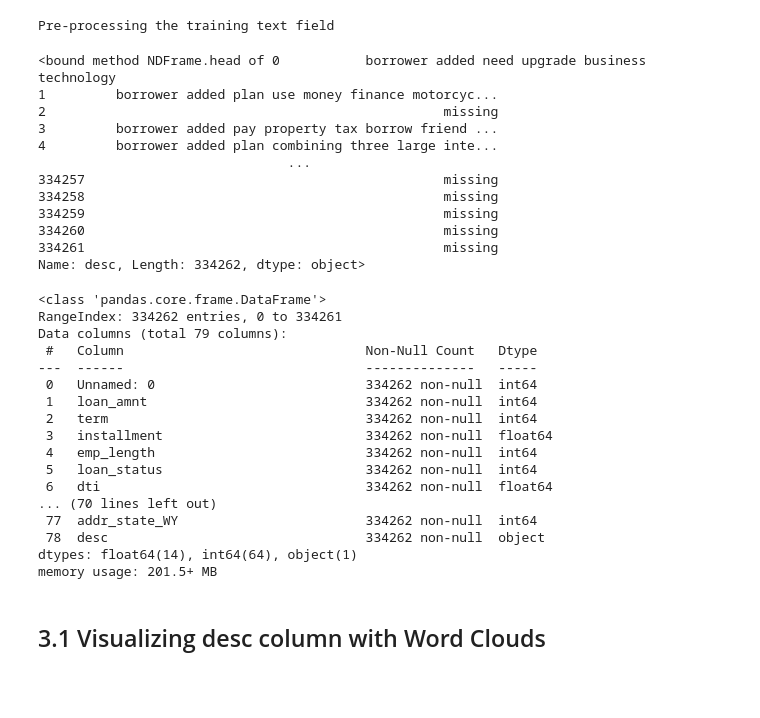
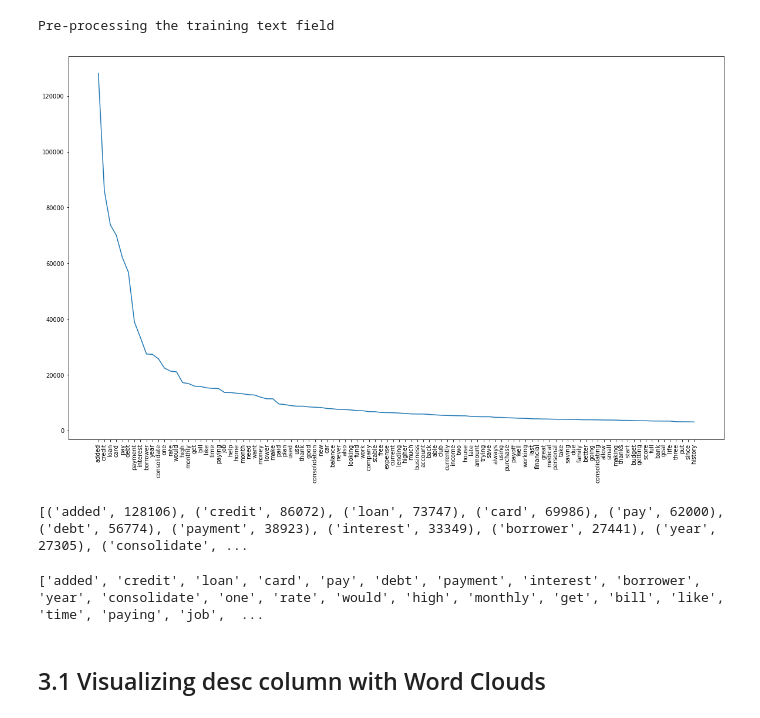
Before and after one commit to solharsh/Lending_Club_Analysis_and_Modeling, a Jupyter notebook: Lending_Club_NLP.ipynb, the cells around one changed output. Saved outputs shown, nothing was run; the diff lists cells and outputs as text; code cells hidden in the pictures; blank space fills up the shorter version.

```diff
--- a/Lending_Club_NLP.ipynb
+++ b/Lending_Club_NLP.ipynb
@@ -188,18 +187,3 @@ print("Pre-processing the training text field")
 raw_df["desc"] = process_text(raw_df["desc"]) #applying above function on desc column
 # %% [output]
 Pre-processing the training text field
-# %%
-raw_df["desc"].head
-# %% [output]
-<bound method NDFrame.head of 0           borrower added need upgrade business technology
-1         borrower added plan use money finance motorcyc...
-2                                                   missing
-3         borrower added pay property tax borrow friend ...
-4         borrower added plan combining three large inte...
-                                ...
-334257                                              missing
-334258                                              missing
-334259                                              missing
-334260                                              missing
-334261                                              missing
-Name: desc, Length: 334262, dtype: object>
@@ -208,20 +190,44 @@ df['desc'] = raw_df['desc']
-# %%
-df.info()
-# %% [output]
-<class 'pandas.core.frame.DataFrame'>
-RangeIndex: 334262 entries, 0 to 334261
-Data columns (total 79 columns):
- #   Column                               Non-Null Count   Dtype
----  ------                               --------------   -----
- 0   Unnamed: 0                           334262 non-null  int64
- 1   loan_amnt                            334262 non-null  int64
- 2   term                                 334262 non-null  int64
- 3   installment                          334262 non-null  float64
- 4   emp_length                           334262 non-null  int64
- 5   loan_status                          334262 non-null  int64
- 6   dti                                  334262 non-null  float64
-... (70 lines left out)
- 77  addr_state_WY                        334262 non-null  int64
- 78  desc                                 334262 non-null  object
-dtypes: float64(14), int64(64), object(1)
-memory usage: 201.5+ MB
+# %%
+## Checking the most frequent and least occouring words and removing them.
+temp=[]
+for line in raw_df.desc:
+  temp.append(''.join(line))
+
+temp=str(temp).split()
+
+k=0
+BOW=[]
+while k<len(temp):
+  if temp[k].isalnum():
+    BOW.append(''.join(temp[k]))
+  k=k+1
+
+from collections import Counter
+dict = Counter(BOW).most_common(100)
+
+import matplotlib.pylab as plt
+
+lists = sorted(dict) # sorted by key, return a list of tuples
+plt.subplots(figsize=(20,12))
+x, y = zip(*dict) # unpack a list of pairs into two tuples
+plt.xticks(rotation=90)
+plt.plot(x, y)
+plt.show()
+
+print(Counter(BOW).most_common(40))
+### Based on the below graph, we will be removing the top repeating words till 'good'
+remove_list=[]
+i=0
+remove_dict= Counter(BOW).most_common(39)
+while i < 39:
+  remove_list.append(remove_dict[i][0])
+  i=i+1
+
+#
+# %% [output]
+[figure, added]
+[('added', 128106), ('credit', 86072), ('loan', 73747), ('card', 69986), ('pay', 62000), ('debt', 56774), ('payment', 38923), ('interest', 33349), ('borrower', 27441), ('year', 27305), ('consolidate', ...
+# %%
+print(remove_list)
+# %% [output]
+['added', 'credit', 'loan', 'card', 'pay', 'debt', 'payment', 'interest', 'borrower', 'year', 'consolidate', 'one', 'rate', 'would', 'high', 'monthly', 'get', 'bill', 'like', 'time', 'paying', 'job',  ...
```
Also changed, not shown: parts of 16 cells of this notebook.
